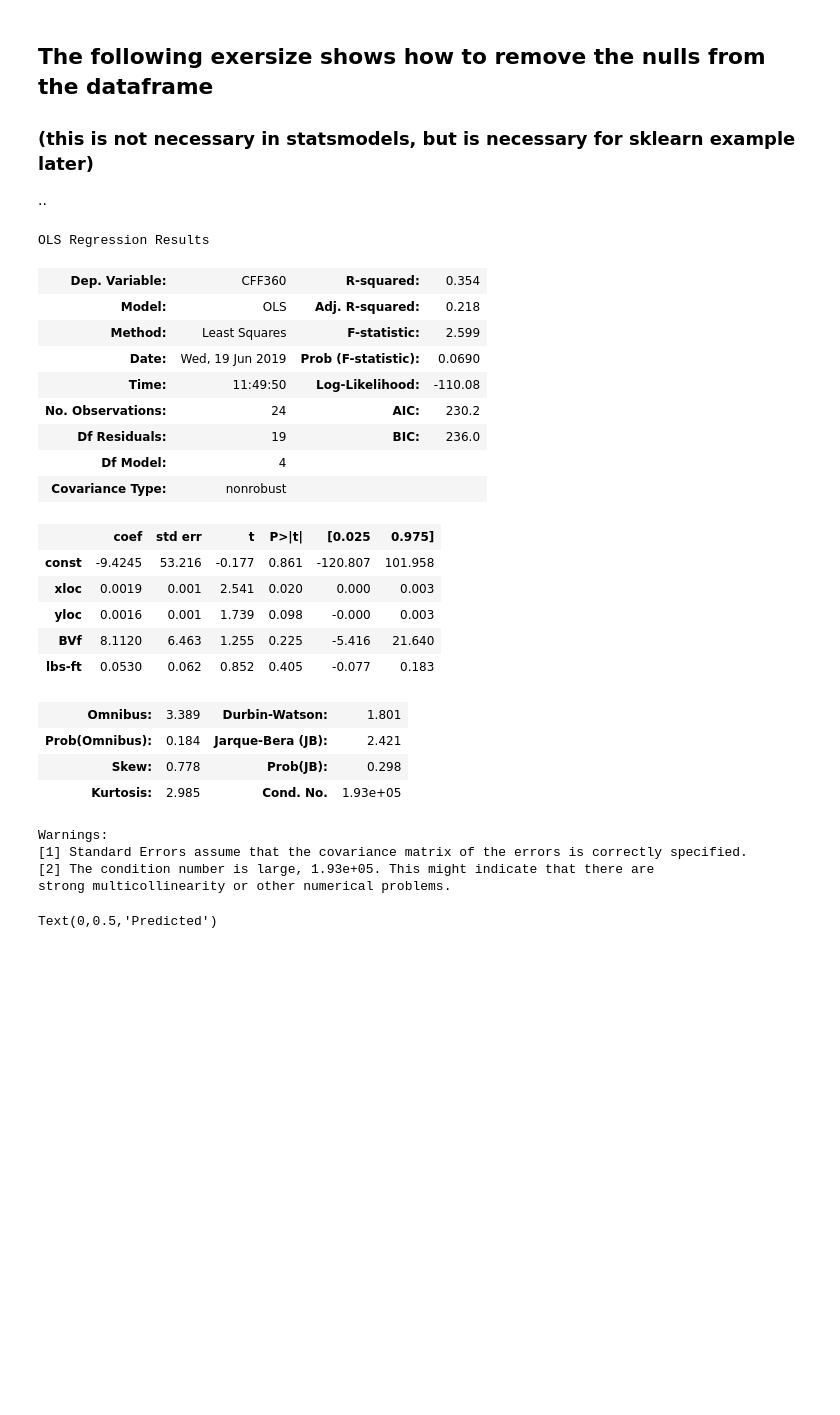
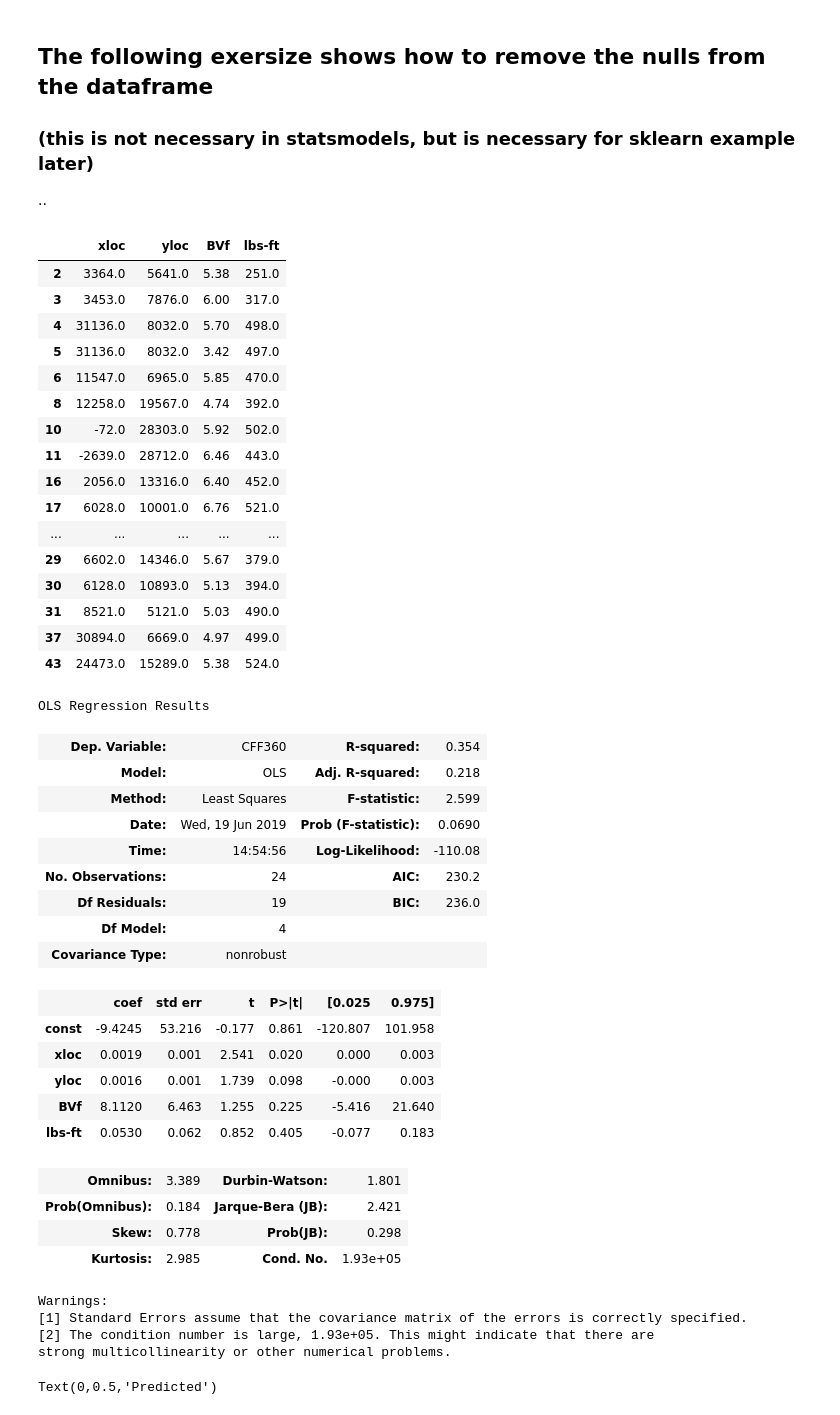
Before and after one commit to Md557/py-datasci, a Jupyter notebook: petroleum well analysis example/petroleum regression, CV, KNN analysis-CFF.ipynb, the cells around one changed output. Saved outputs shown, nothing was run; the diff lists cells and outputs as text; code cells hidden in the pictures; blank space fills up the shorter version.

```diff
--- a/petroleum well analysis example/petroleum regression, CV, KNN analysis-CFF.ipynb
+++ b/petroleum well analysis example/petroleum regression, CV, KNN analysis-CFF.ipynb
@@ -217,46 +248,63 @@ lin_mod1b<-lm(EUR.ft~BVf+lbs.ft+xloc+yloc,data=wb_trun)
 # %%
 
 X_noN=X.copy()
 y_noN=y.copy()
 for i in range(0,X["BVf"].size):
     #print(i,"=",X3b.iloc[i,1])
     for j in range(0,3):
         if math.isnan(X.iloc[i,j]):
             #print("not a number at i,j",i,j,", <do some removal>....")
             #X_noNaN.iloc[i,j]=float('NaN')
             ;
 #print("-9999  values with missing BV, to keep same observation set as 2c")
 X_noN["CFF360"]=y
 X_noN=X_noN.dropna(how='any',axis=0)
 y_noN=X_noN["CFF360"]
 del(X_noN["CFF360"])
-#display(X_noN)
+display(X_noN)
 #display(y_noN)
 
 X_noN=sm.add_constant(X_noN)
 model_noN = sm.OLS(y_noN, X_noN).fit()
 model_noN.summary()
 # %% [output]
+|  | xloc | yloc | BVf | lbs-ft |
+| 2 | 3364.0 | 5641.0 | 5.38 | 251.0 |
+| 3 | 3453.0 | 7876.0 | 6.00 | 317.0 |
+| 4 | 31136.0 | 8032.0 | 5.70 | 498.0 |
+| 5 | 31136.0 | 8032.0 | 3.42 | 497.0 |
+| 6 | 11547.0 | 6965.0 | 5.85 | 470.0 |
+| 8 | 12258.0 | 19567.0 | 4.74 | 392.0 |
+| 10 | -72.0 | 28303.0 | 5.92 | 502.0 |
+| 11 | -2639.0 | 28712.0 | 6.46 | 443.0 |
+| 16 | 2056.0 | 13316.0 | 6.40 | 452.0 |
+| 17 | 6028.0 | 10001.0 | 6.76 | 521.0 |
+| ... | ... | ... | ... | ... |
+| 29 | 6602.0 | 14346.0 | 5.67 | 379.0 |
+| 30 | 6128.0 | 10893.0 | 5.13 | 394.0 |
+| 31 | 8521.0 | 5121.0 | 5.03 | 490.0 |
+| 37 | 30894.0 | 6669.0 | 4.97 | 499.0 |
+| 43 | 24473.0 | 15289.0 | 5.38 | 524.0 |
 OLS Regression Results
-| Dep. Variable: | CFF360 | R-squared: | 0.354 |
-| Model: | OLS | Adj. R-squared: | 0.218 |
-| Method: | Least Squares | F-statistic: | 2.599 |
-| Date: | Wed, 19 Jun 2019 | Prob (F-statistic): | 0.0690 |
-| Time: | 11:49:50 | Log-Likelihood: | -110.08 |
-| No. Observations: | 24 | AIC: | 230.2 |
-| Df Residuals: | 19 | BIC: | 236.0 |
-| Df Model: | 4 |  |  |
-| Covariance Type: | nonrobust |  |  |
-|  | coef | std err | t | P>|t| | [0.025 | 0.975] |
-| const | -9.4245 | 53.216 | -0.177 | 0.861 | -120.807 | 101.958 |
-| xloc | 0.0019 | 0.001 | 2.541 | 0.020 | 0.000 | 0.003 |
-| yloc | 0.0016 | 0.001 | 1.739 | 0.098 | -0.000 | 0.003 |
-| BVf | 8.1120 | 6.463 | 1.255 | 0.225 | -5.416 | 21.640 |
-| lbs-ft | 0.0530 | 0.062 | 0.852 | 0.405 | -0.077 | 0.183 |
+| Dep. Variable: | CFF360 | R-squared: | 0.354 |
+| Model: | OLS | Adj. R-squared: | 0.218 |
+| Method: | Least Squares | F-statistic: | 2.599 |
+| Date: | Wed, 19 Jun 2019 | Prob (F-statistic): | 0.0690 |
+| Time: | 14:54:56 | Log-Likelihood: | -110.08 |
+| No. Observations: | 24 | AIC: | 230.2 |
+| Df Residuals: | 19 | BIC: | 236.0 |
+| Df Model: | 4 |  |  |
+| Covariance Type: | nonrobust |  |  |
-| Omnibus: | 3.389 | Durbin-Watson: | 1.801 |
-| Prob(Omnibus): | 0.184 | Jarque-Bera (JB): | 2.421 |
-| Skew: | 0.778 | Prob(JB): | 0.298 |
-| Kurtosis: | 2.985 | Cond. No. | 1.93e+05 |
+|  | coef | std err | t | P>|t| | [0.025 | 0.975] |
+| const | -9.4245 | 53.216 | -0.177 | 0.861 | -120.807 | 101.958 |
+| xloc | 0.0019 | 0.001 | 2.541 | 0.020 | 0.000 | 0.003 |
+| yloc | 0.0016 | 0.001 | 1.739 | 0.098 | -0.000 | 0.003 |
+| BVf | 8.1120 | 6.463 | 1.255 | 0.225 | -5.416 | 21.640 |
+| lbs-ft | 0.0530 | 0.062 | 0.852 | 0.405 | -0.077 | 0.183 |
+| Omnibus: | 3.389 | Durbin-Watson: | 1.801 |
+| Prob(Omnibus): | 0.184 | Jarque-Bera (JB): | 2.421 |
+| Skew: | 0.778 | Prob(JB): | 0.298 |
+| Kurtosis: | 2.985 | Cond. No. | 1.93e+05 |
 Warnings:
 [1] Standard Errors assume that the covariance matrix of the errors is correctly specified.
 [2] The condition number is large, 1.93e+05. This might indicate that there are
```
Also changed, not shown: parts of 17 cells of this notebook, 5 other files.
